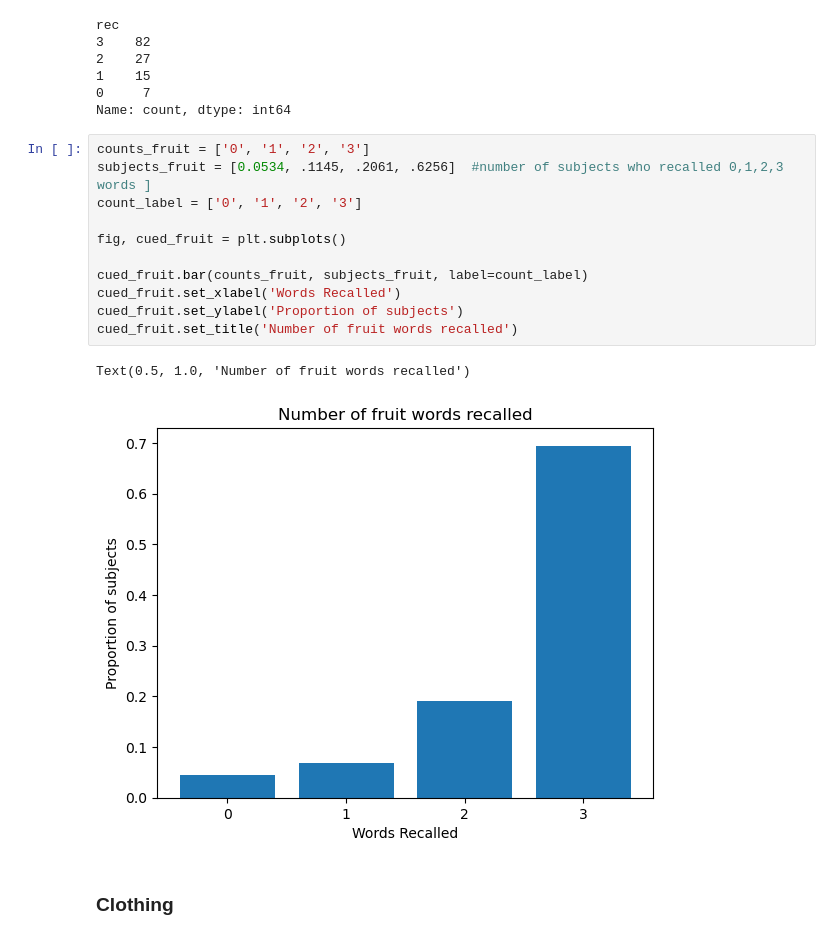
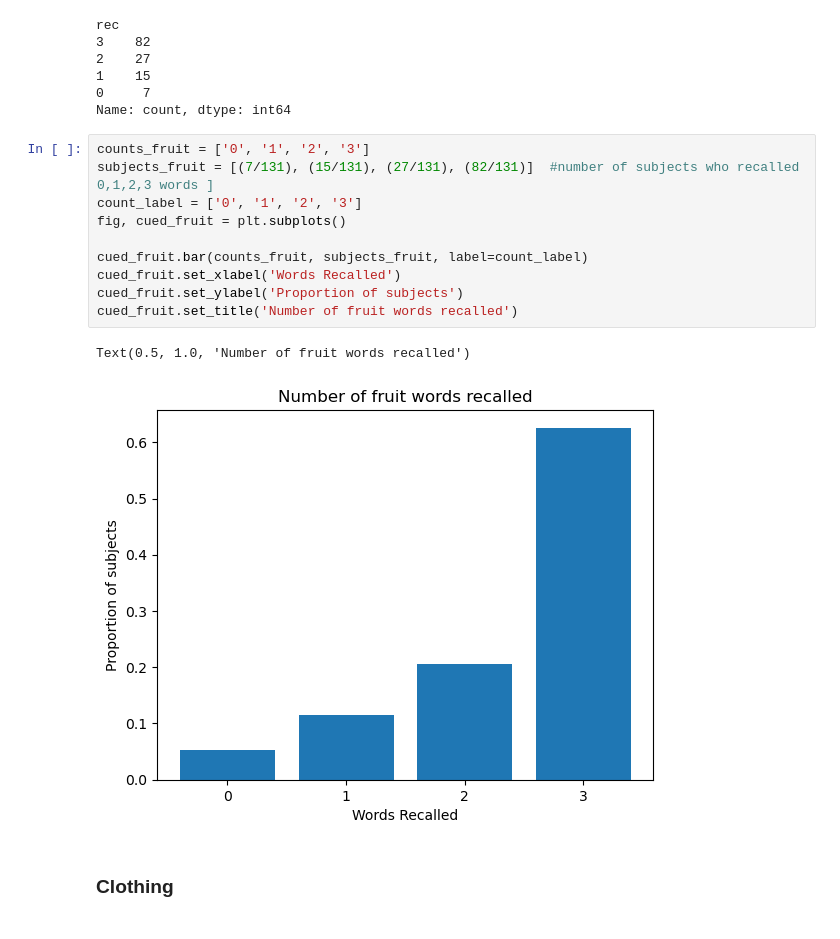
Before and after one commit to cyballa/cvlt, a Jupyter notebook: first_analyses.ipynb, the cells around one changed output. Drawn from its saved outputs; the diff is of its cells as text.

```diff
--- a/first_analyses.ipynb
+++ b/first_analyses.ipynb
@@ -96,18 +101,17 @@ rec
 Name: count, dtype: int64
 # %%
 counts_fruit = ['0', '1', '2', '3']
-subjects_fruit = [0.0534, .1145, .2061, .6256]  #number of subjects who recalled 0,1,2,3 words ]
+subjects_fruit = [(7/131), (15/131), (27/131), (82/131)]  #number of subjects who recalled 0,1,2,3 words ]
 count_label = ['0', '1', '2', '3']
-
 fig, cued_fruit = plt.subplots()
 
 cued_fruit.bar(counts_fruit, subjects_fruit, label=count_label)
 cued_fruit.set_xlabel('Words Recalled')
 cued_fruit.set_ylabel('Proportion of subjects')
 cued_fruit.set_title('Number of fruit words recalled')
 # %% [output]
 Text(0.5, 1.0, 'Number of fruit words recalled')
-[figure, old version]
+[figure, new version]
 # %% [markdown]
 ### Clothing
 # %%
```
Also changed, not shown: parts of 35 cells of this notebook, 1 other file.
